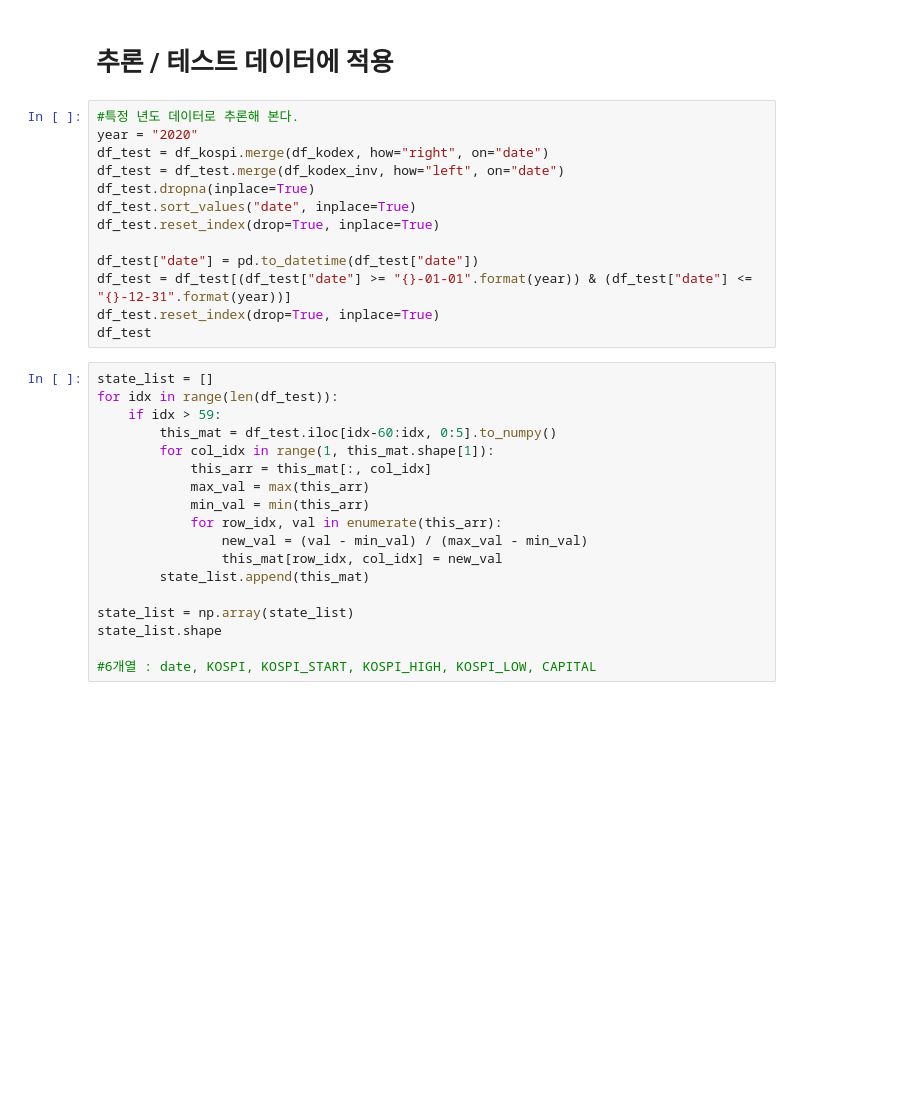
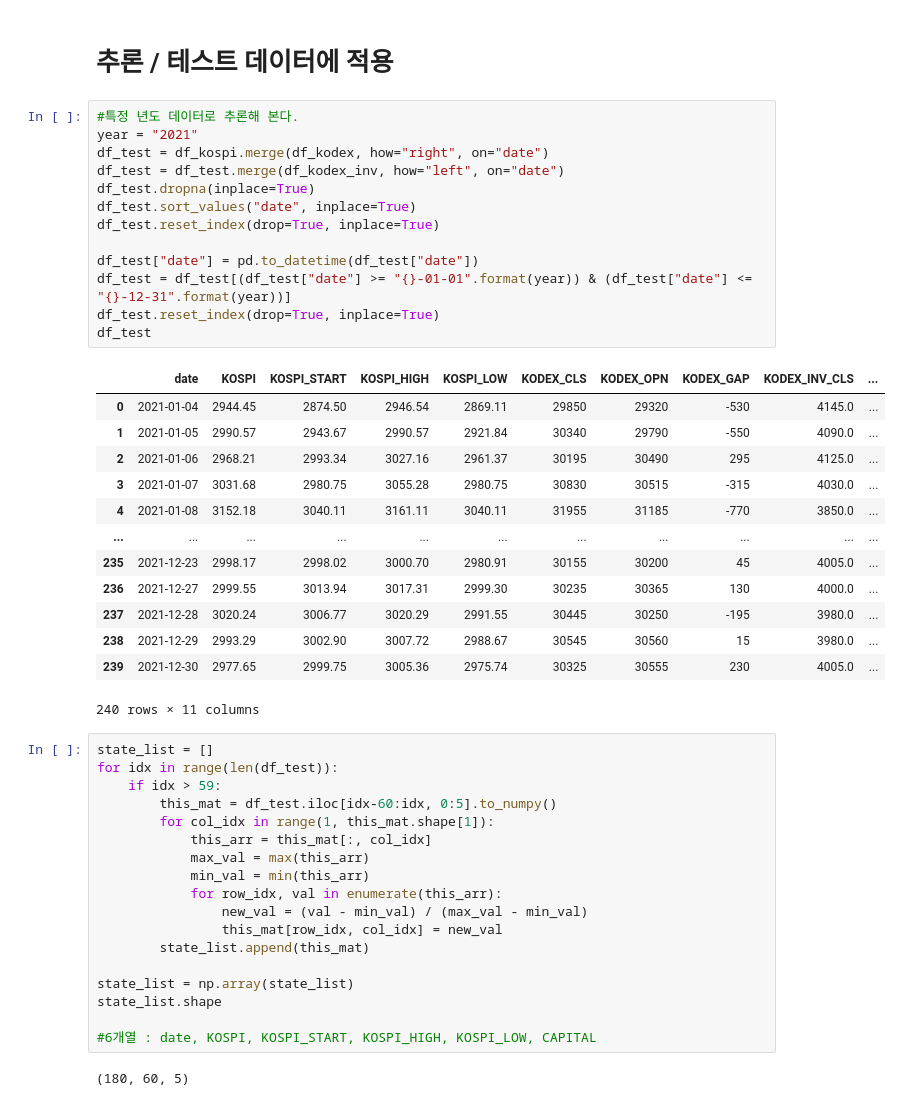
Before and after one commit to hrdkdh/reinforcement-learning, a Jupyter notebook: dqn_test_ver2_2actions.ipynb, the cells around one changed output. Saved outputs shown, nothing was run; the diff lists cells and outputs as text; blank space fills up the shorter version.

```diff
--- a/dqn_test_ver2_2actions.ipynb
+++ b/dqn_test_ver2_2actions.ipynb
@@ -237,17 +321,31 @@ for episode in range(1, episodes+1):
 # 추론 / 테스트 데이터에 적용
 # %%
 #특정 년도 데이터로 추론해 본다.
-year = "2020"
+year = "2021"
 df_test = df_kospi.merge(df_kodex, how="right", on="date")
 df_test = df_test.merge(df_kodex_inv, how="left", on="date")
 df_test.dropna(inplace=True)
 df_test.sort_values("date", inplace=True)
 df_test.reset_index(drop=True, inplace=True)
 
 df_test["date"] = pd.to_datetime(df_test["date"])
 df_test = df_test[(df_test["date"] >= "{}-01-01".format(year)) & (df_test["date"] <= "{}-12-31".format(year))]
 df_test.reset_index(drop=True, inplace=True)
 df_test
+# %% [output]
+|  | date | KOSPI | KOSPI_START | KOSPI_HIGH | KOSPI_LOW | KODEX_CLS | KODEX_OPN | KODEX_GAP | KODEX_INV_CLS | ... |
+| 0 | 2021-01-04 | 2944.45 | 2874.50 | 2946.54 | 2869.11 | 29850 | 29320 | -530 | 4145.0 | ... |
+| 1 | 2021-01-05 | 2990.57 | 2943.67 | 2990.57 | 2921.84 | 30340 | 29790 | -550 | 4090.0 | ... |
+| 2 | 2021-01-06 | 2968.21 | 2993.34 | 3027.16 | 2961.37 | 30195 | 30490 | 295 | 4125.0 | ... |
+| 3 | 2021-01-07 | 3031.68 | 2980.75 | 3055.28 | 2980.75 | 30830 | 30515 | -315 | 4030.0 | ... |
+| 4 | 2021-01-08 | 3152.18 | 3040.11 | 3161.11 | 3040.11 | 31955 | 31185 | -770 | 3850.0 | ... |
+| ... | ... | ... | ... | ... | ... | ... | ... | ... | ... | ... |
+| 235 | 2021-12-23 | 2998.17 | 2998.02 | 3000.70 | 2980.91 | 30155 | 30200 | 45 | 4005.0 | ... |
+| 236 | 2021-12-27 | 2999.55 | 3013.94 | 3017.31 | 2999.30 | 30235 | 30365 | 130 | 4000.0 | ... |
+| 237 | 2021-12-28 | 3020.24 | 3006.77 | 3020.29 | 2991.55 | 30445 | 30250 | -195 | 3980.0 | ... |
+| 238 | 2021-12-29 | 2993.29 | 3002.90 | 3007.72 | 2988.67 | 30545 | 30560 | 15 | 3980.0 | ... |
+| 239 | 2021-12-30 | 2977.65 | 2999.75 | 3005.36 | 2975.74 | 30325 | 30555 | 230 | 4005.0 | ... |
+240 rows × 11 columns
 # %%
 state_list = []
 for idx in range(len(df_test)):
@@ -266,6 +364,8 @@ state_list = np.array(state_list)
 state_list.shape
 
 #6개열 : date, KOSPI, KOSPI_START, KOSPI_HIGH, KOSPI_LOW, CAPITAL
+# %% [output]
+(180, 60, 5)
 # %%
 model = tf.keras.models.load_model("model_pred_1.2.h5")
 action_names = ["KDX매수", "KDI매수"]
```
Also changed, not shown: parts of 9 cells of this notebook.
